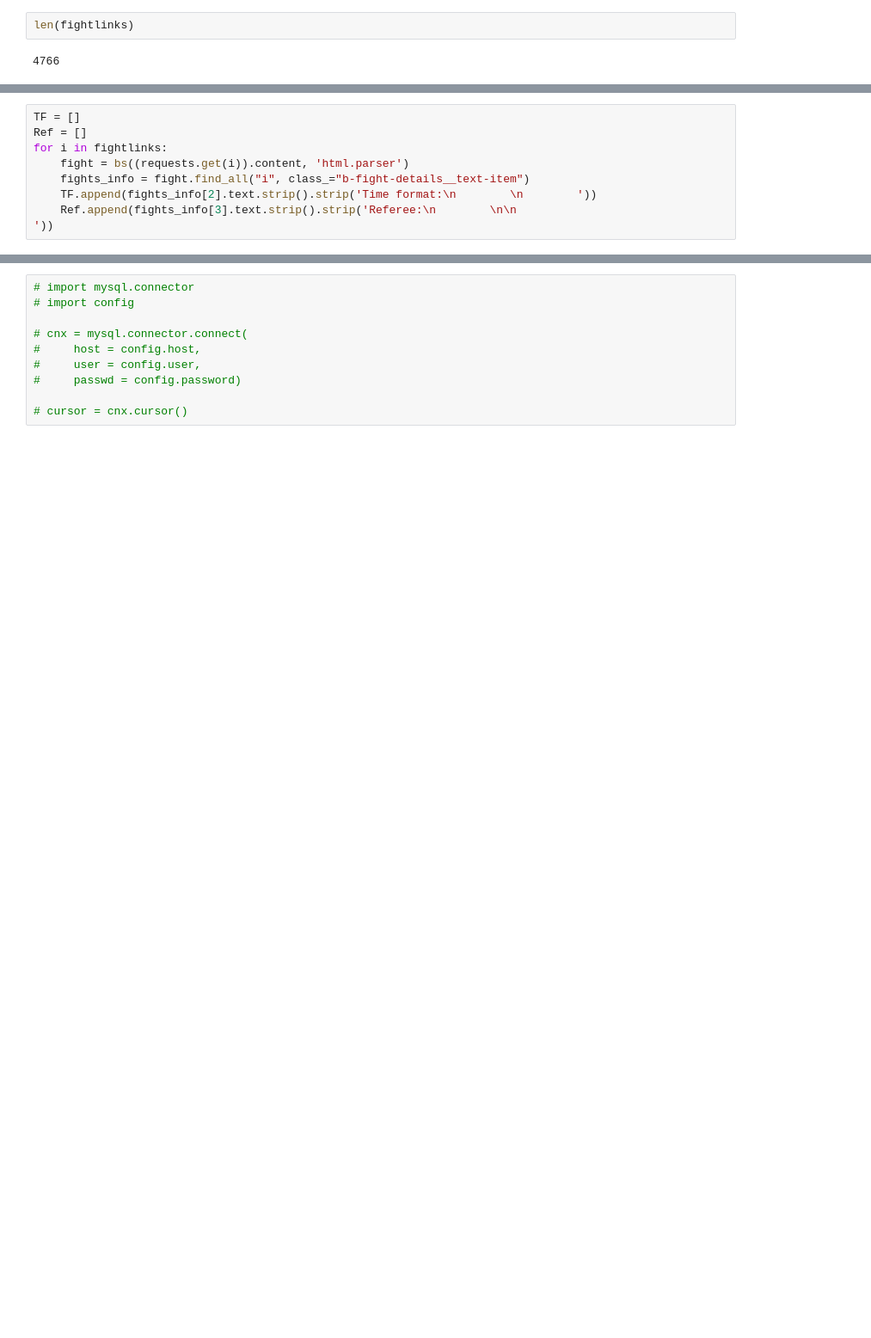
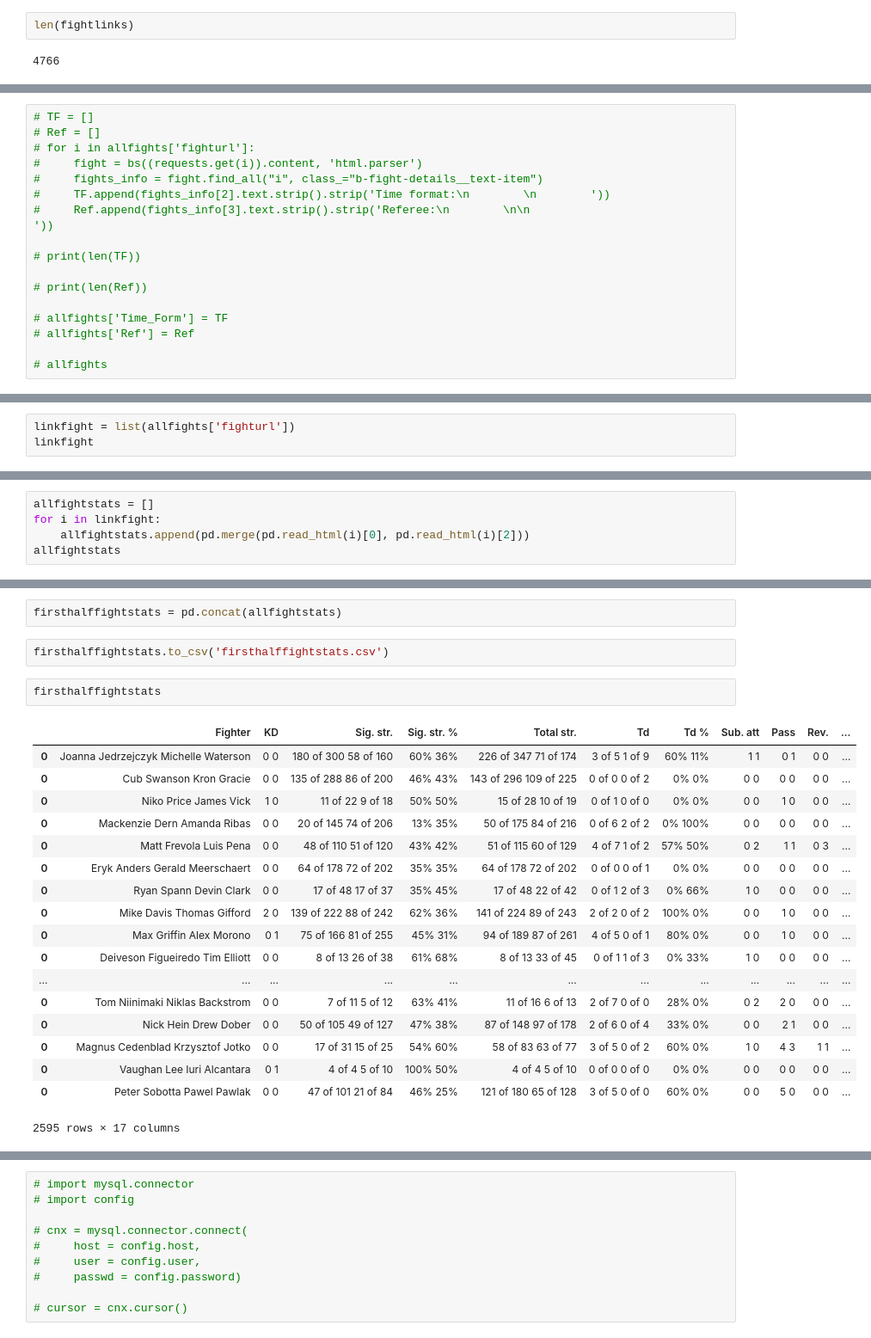
Before and after one commit to hmnathel/UFC_predict, a Jupyter notebook: ufc_stats_data.ipynb, the cells around one changed output, grey strips where cells are left out. Shown at 86% size. Drawn from its saved outputs; the diff is of its cells as text; blank space fills up the shorter version.

```diff
--- a/ufc_stats_data.ipynb
+++ b/ufc_stats_data.ipynb
@@ -186,8 +272,17 @@ allfights
 # %%
-TF = []
-Ref = []
-for i in fightlinks:
-    fight = bs((requests.get(i)).content, 'html.parser')
-    fights_info = fight.find_all("i", class_="b-fight-details__text-item")
-    TF.append(fights_info[2].text.strip().strip('Time format:\n        \n        '))
-    Ref.append(fights_info[3].text.strip().strip('Referee:\n        \n\n                                '))
+# TF = []
+# Ref = []
+# for i in allfights['fighturl']:
+#     fight = bs((requests.get(i)).content, 'html.parser')
+#     fights_info = fight.find_all("i", class_="b-fight-details__text-item")
+#     TF.append(fights_info[2].text.strip().strip('Time format:\n        \n        '))
+#     Ref.append(fights_info[3].text.strip().strip('Referee:\n        \n\n                                '))
+
+# print(len(TF))
+
+# print(len(Ref))
+
+# allfights['Time_Form'] = TF
+# allfights['Ref'] = Ref
+
+# allfights
@@ -193,0 +291,3 @@ for i in fightlinks:
+# %%
+linkfight = list(allfights['fighturl'])
+linkfight
@@ -193,0 +319,5 @@ for i in fightlinks:
+# %%
+allfightstats = []
+for i in linkfight:
+    allfightstats.append(pd.merge(pd.read_html(i)[0], pd.read_html(i)[2]))
+allfightstats
@@ -193,0 +351,25 @@ for i in fightlinks:
+# %%
+firsthalffightstats = pd.concat(allfightstats)
+# %%
+firsthalffightstats.to_csv('firsthalffightstats.csv')
+# %%
+firsthalffightstats
+# %% [output]
+|  | Fighter | KD | Sig. str. | Sig. str. % | Total str. | Td | Td % | Sub. att | Pass | Rev. | ... |
+| 0 | Joanna Jedrzejczyk Michelle Waterson | 0 0 | 180 of 300 58 of 160 | 60% 36% | 226 of 347 71 of 174 | 3 of 5 1 of 9 | 60% 11% | 1 1 | 0 1 | 0 0 | ... |
+| 0 | Cub Swanson Kron Gracie | 0 0 | 135 of 288 86 of 200 | 46% 43% | 143 of 296 109 of 225 | 0 of 0 0 of 2 | 0% 0% | 0 0 | 0 0 | 0 0 | ... |
+| 0 | Niko Price James Vick | 1 0 | 11 of 22 9 of 18 | 50% 50% | 15 of 28 10 of 19 | 0 of 1 0 of 0 | 0% 0% | 0 0 | 1 0 | 0 0 | ... |
+| 0 | Mackenzie Dern Amanda Ribas | 0 0 | 20 of 145 74 of 206 | 13% 35% | 50 of 175 84 of 216 | 0 of 6 2 of 2 | 0% 100% | 0 0 | 0 0 | 0 0 | ... |
+| 0 | Matt Frevola Luis Pena | 0 0 | 48 of 110 51 of 120 | 43% 42% | 51 of 115 60 of 129 | 4 of 7 1 of 2 | 57% 50% | 0 2 | 1 1 | 0 3 | ... |
+| 0 | Eryk Anders Gerald Meerschaert | 0 0 | 64 of 178 72 of 202 | 35% 35% | 64 of 178 72 of 202 | 0 of 0 0 of 1 | 0% 0% | 0 0 | 0 0 | 0 0 | ... |
+| 0 | Ryan Spann Devin Clark | 0 0 | 17 of 48 17 of 37 | 35% 45% | 17 of 48 22 of 42 | 0 of 1 2 of 3 | 0% 66% | 1 0 | 0 0 | 0 0 | ... |
+| 0 | Mike Davis Thomas Gifford | 2 0 | 139 of 222 88 of 242 | 62% 36% | 141 of 224 89 of 243 | 2 of 2 0 of 2 | 100% 0% | 0 0 | 1 0 | 0 0 | ... |
+| 0 | Max Griffin Alex Morono | 0 1 | 75 of 166 81 of 255 | 45% 31% | 94 of 189 87 of 261 | 4 of 5 0 of 1 | 80% 0% | 0 0 | 1 0 | 0 0 | ... |
+| 0 | Deiveson Figueiredo Tim Elliott | 0 0 | 8 of 13 26 of 38 | 61% 68% | 8 of 13 33 of 45 | 0 of 1 1 of 3 | 0% 33% | 1 0 | 0 0 | 0 0 | ... |
+| ... | ... | ... | ... | ... | ... | ... | ... | ... | ... | ... | ... |
+| 0 | Tom Niinimaki Niklas Backstrom | 0 0 | 7 of 11 5 of 12 | 63% 41% | 11 of 16 6 of 13 | 2 of 7 0 of 0 | 28% 0% | 0 2 | 2 0 | 0 0 | ... |
+| 0 | Nick Hein Drew Dober | 0 0 | 50 of 105 49 of 127 | 47% 38% | 87 of 148 97 of 178 | 2 of 6 0 of 4 | 33% 0% | 0 0 | 2 1 | 0 0 | ... |
+| 0 | Magnus Cedenblad Krzysztof Jotko | 0 0 | 17 of 31 15 of 25 | 54% 60% | 58 of 83 63 of 77 | 3 of 5 0 of 2 | 60% 0% | 1 0 | 4 3 | 1 1 | ... |
+| 0 | Vaughan Lee Iuri Alcantara | 0 1 | 4 of 4 5 of 10 | 100% 50% | 4 of 4 5 of 10 | 0 of 0 0 of 0 | 0% 0% | 0 0 | 0 0 | 0 0 | ... |
+| 0 | Peter Sobotta Pawel Pawlak | 0 0 | 47 of 101 21 of 84 | 46% 25% | 121 of 180 65 of 128 | 3 of 5 0 of 0 | 60% 0% | 0 0 | 5 0 | 0 0 | ... |
+2595 rows × 17 columns
```
Also changed, not shown: parts of 67 cells of this notebook, 9 other files.
